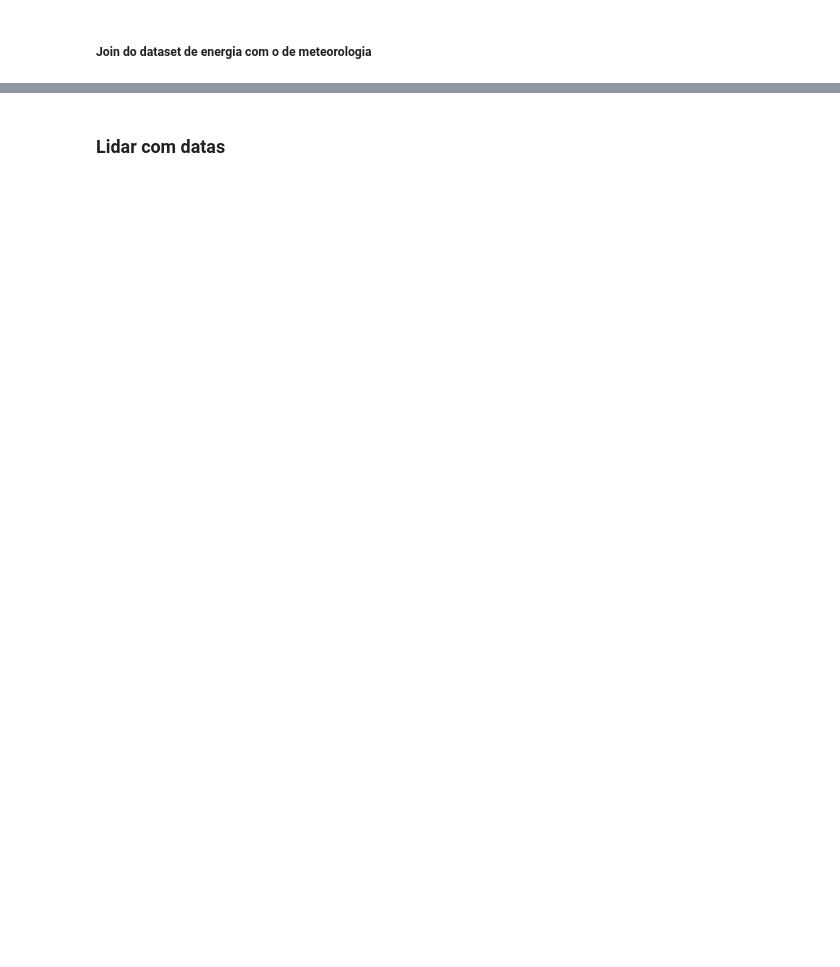
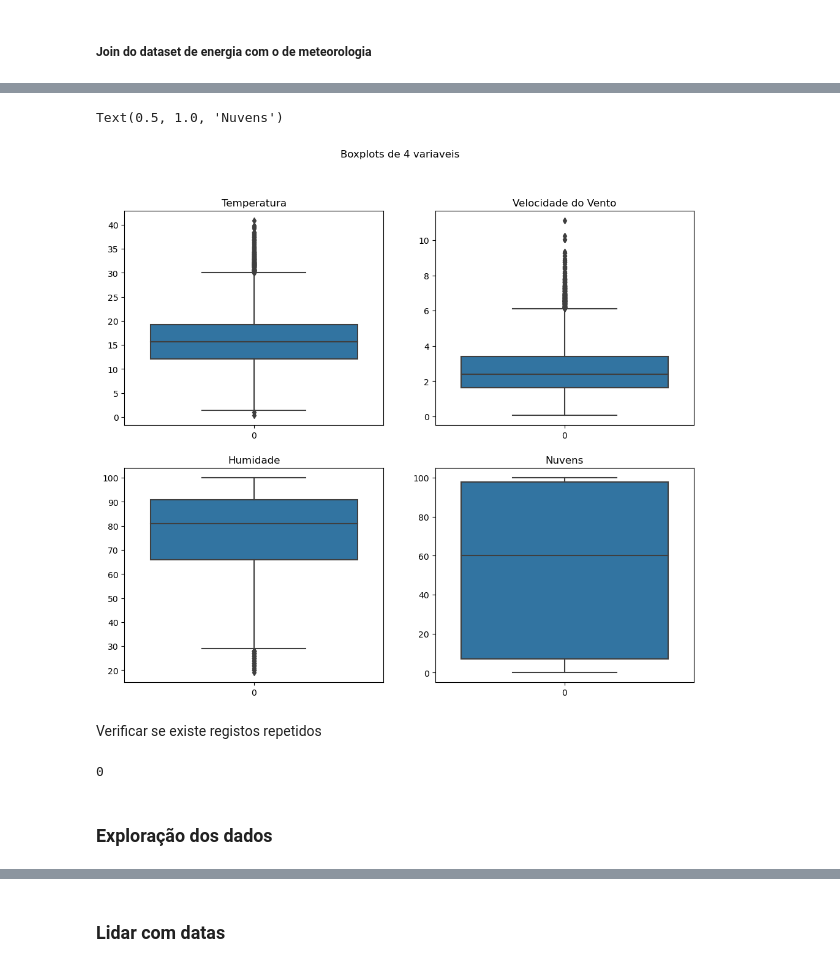
Before and after one commit to joaofaria19/DAA-Trabalho, a Jupyter notebook: competicao.ipynb, the cells around one changed output, grey strips where cells are left out. Saved outputs shown, nothing was run; the diff lists cells and outputs as text; code cells hidden in the pictures; blank space fills up the shorter version.

```diff
--- a/competicao.ipynb
+++ b/competicao.ipynb
@@ -52,8 +52,8 @@ from datetime import datetime, timezone
 # %% [markdown]
 ##### Concat dos dois datasets para treino da energia
 # %%
-df1 = pd.read_csv('./datasets/competicao/energia_202109-202112.csv')
-df2 = pd.read_csv('./datasets/competicao/energia_202201-202212.csv')
+df2021 = pd.read_csv('./datasets/competicao/energia_202109-202112.csv')
+df2022 = pd.read_csv('./datasets/competicao/energia_202201-202212.csv')
 
-stacked_df = pd.concat([df1, df2], ignore_index=True)
-stacked_df.to_csv('./datasets/competicao/energia_train.csv', index=False)
+df_energia_train = pd.concat([df2021, df2022], ignore_index=True)
+df_energia_teste = pd.read_csv('./datasets/competicao/energia_202301-202304.csv')
@@ -97,9 +60,8 @@ memory usage: 516.5+ KB
 # %% [markdown]
 ##### Adicionar uma coluna com o timestamp em segundos
 # %%
-df3 = pd.read_csv('./datasets/competicao/energia_train.csv')
-
-df3['dt'] = pd.to_datetime(df3['Data'] + ' ' + df3['Hora'].astype(str) + ':00:00', format='%Y-%m-%d %H:%M:%S')
+df_energia_train['dt'] = pd.to_datetime(df_energia_train['Data'] + ' ' + df_energia_train['Hora'].astype(str) + ':00:00', format='%Y-%m-%d %H:%M:%S')
+df_energia_teste['dt'] = pd.to_datetime(df_energia_teste['Data'] + ' ' + df_energia_teste['Hora'].astype(str) + ':00:00', format='%Y-%m-%d %H:%M:%S')
 
 def create_timestamp(row):
     timestamp_str = str(row['dt'])
@@ -107,5 +69,5 @@ def create_timestamp(row):
     timestamp_utc = timestamp.replace(tzinfo=timezone.utc)
     return int(timestamp_utc.timestamp())
 
-df3['dt'] = df3.apply(create_timestamp, axis=1)
-df3.to_csv('./datasets/competicao/energia_train.csv', index=False)
+df_energia_train['dt'] = df_energia_train.apply(create_timestamp, axis=1)
+df_energia_teste['dt'] = df_energia_teste.apply(create_timestamp, axis=1)
@@ -129,8 +74,8 @@ memory usage: 602.6+ KB
 # %% [markdown]
 ##### Concat dos dois datasets para treino da meteorologia
 # %%
-df4 = pd.read_csv('./datasets/competicao/meteo_202109-202112.csv')
-df5 = pd.read_csv('./datasets/competicao/meteo_202201-202212.csv')
+dfm2021 = pd.read_csv('./datasets/competicao/meteo_202109-202112.csv')
+dfm2022 = pd.read_csv('./datasets/competicao/meteo_202201-202212.csv')
 
-stacked_df2 = pd.concat([df4, df5], ignore_index=True)
-stacked_df2.to_csv('./datasets/competicao/meteo_train.csv', index=False)
+df_meteo_train = pd.concat([dfm2021, dfm2022], ignore_index=True)
+df_meteo_teste = pd.read_csv('./datasets/competicao/meteo_202301-202304.csv')
@@ -298,0 +84,4 @@ sns.heatmap(em1.isnull(),yticklabels=False, cbar=False, cmap='viridis')
+# %%
+df_train = pd.merge(df_energia_train, df_meteo_train, left_on='dt', right_on='dt', how='inner')
+
+df_teste = pd.merge(df_energia_teste, df_meteo_teste, left_on='dt', right_on='dt', how='left')
@@ -298,0 +259,22 @@ sns.heatmap(em1.isnull(),yticklabels=False, cbar=False, cmap='viridis')
+# %%
+fig,axs=plt.subplots(2,2,figsize=(12,10))
+fig.suptitle('Boxplots de 4 variaveis')
+sns.boxplot(data=df_train['temp'],ax=axs[0,0])
+axs[0, 0].set_title('Temperatura')
+sns.boxplot(data=df_train['wind_speed'],ax=axs[0,1])
+axs[0, 1].set_title('Velocidade do Vento')
+sns.boxplot(data=df_train['humidity'],ax=axs[1,0])
+axs[1, 0].set_title('Humidade')
+sns.boxplot(data=df_train['clouds_all'],ax=axs[1,1])
+axs[1, 1].set_title('Nuvens')
+# %% [output]
+Text(0.5, 1.0, 'Nuvens')
+[figure, added]
+# %% [markdown]
+Verificar se existe registos repetidos
+# %%
+df_train.duplicated().sum()
+# %% [output]
+0
+# %% [markdown]
+### Exploração dos dados
```
Also changed, not shown: parts of 170 cells of this notebook, 7 other files.
